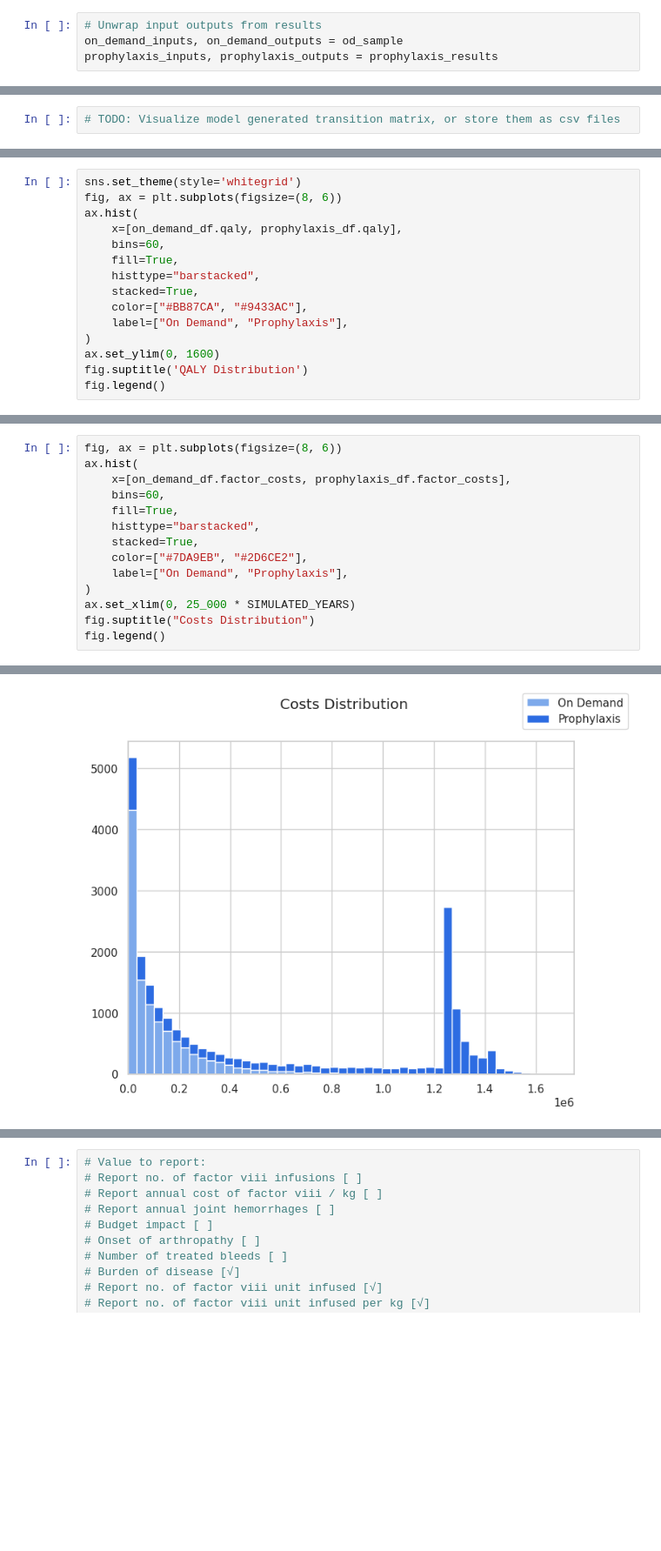
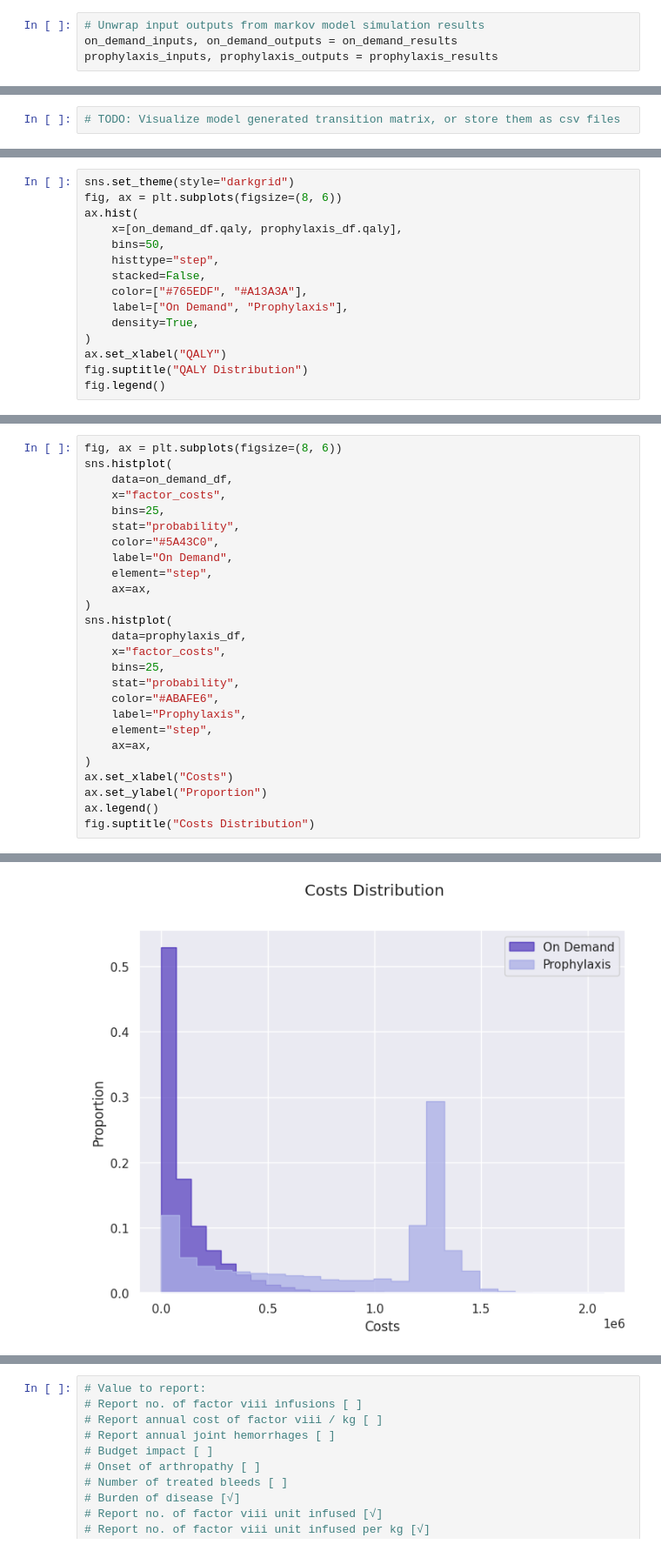
Before and after one commit to MohammadHashemian/SimpleMarkovChain, a Jupyter notebook: notebooks/03_hemophilia_cua_early.ipynb, the cells around one changed output, grey strips where cells are left out. Shown at 87% size. Drawn from its saved outputs; the diff is of its cells as text; blank space fills up the shorter version.

```diff
--- a/notebooks/03_hemophilia_cua_early.ipynb
+++ b/notebooks/03_hemophilia_cua_early.ipynb
@@ -222,8 +226,8 @@ INFO: Starting simulations for 3640 steps (weeks)
 [interactive output not drawn]
 [interactive output not drawn]
 # %%
-# Unwrap input outputs from results
-on_demand_inputs, on_demand_outputs = od_sample
+# Unwrap input outputs from markov model simulation results
+on_demand_inputs, on_demand_outputs = on_demand_results
 prophylaxis_inputs, prophylaxis_outputs = prophylaxis_results
 # %%
 SAMPLE_SIZE = len(on_demand_sampled_abr)
@@ -735,17 +738,17 @@ fig.tight_layout()
 # %%
-sns.set_theme(style='whitegrid')
+sns.set_theme(style="darkgrid")
 fig, ax = plt.subplots(figsize=(8, 6))
 ax.hist(
     x=[on_demand_df.qaly, prophylaxis_df.qaly],
-    bins=60,
-    fill=True,
-    histtype="barstacked",
-    stacked=True,
-    color=["#BB87CA", "#9433AC"],
+    bins=50,
+    histtype="step",
+    stacked=False,
+    color=["#765EDF", "#A13A3A"],
     label=["On Demand", "Prophylaxis"],
+    density=True,
 )
-ax.set_ylim(0, 1600)
-fig.suptitle('QALY Distribution')
+ax.set_xlabel("QALY")
+fig.suptitle("QALY Distribution")
 fig.legend()
 # %% [output]
 <matplotlib.legend.Legend at 0x...>
@@ -753,15 +756,27 @@ fig.legend()
 # %%
 fig, ax = plt.subplots(figsize=(8, 6))
-ax.hist(
-    x=[on_demand_df.factor_costs, prophylaxis_df.factor_costs],
-    bins=60,
-    fill=True,
-    histtype="barstacked",
-    stacked=True,
-    color=["#7DA9EB", "#2D6CE2"],
-    label=["On Demand", "Prophylaxis"],
+sns.histplot(
+    data=on_demand_df,
+    x="factor_costs",
+    bins=25,
+    stat="probability",
+    color="#5A43C0",
+    label="On Demand",
+    element="step",
+    ax=ax,
 )
-ax.set_xlim(0, 25_000 * SIMULATED_YEARS)
+sns.histplot(
+    data=prophylaxis_df,
+    x="factor_costs",
+    bins=25,
+    stat="probability",
+    color="#ABAFE6",
+    label="Prophylaxis",
+    element="step",
+    ax=ax,
+)
+ax.set_xlabel("Costs")
+ax.set_ylabel("Proportion")
+ax.legend()
 fig.suptitle("Costs Distribution")
-fig.legend()
 # %% [output]
@@ -769,2 +784,2 @@ fig.legend()
-[figure, old version]
+[figure, new version]
 # %%
```
Also changed, not shown: parts of 19 cells of this notebook.
